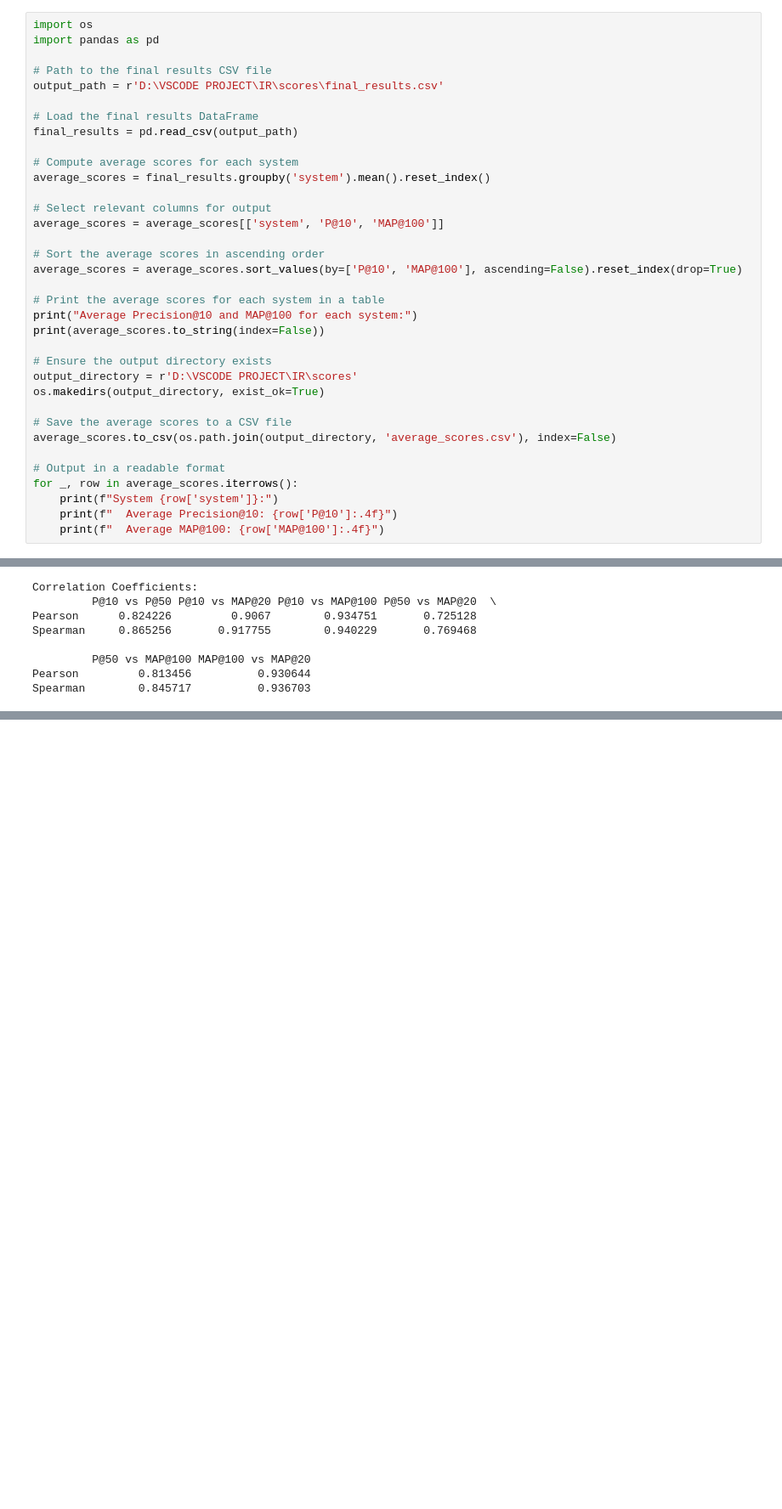
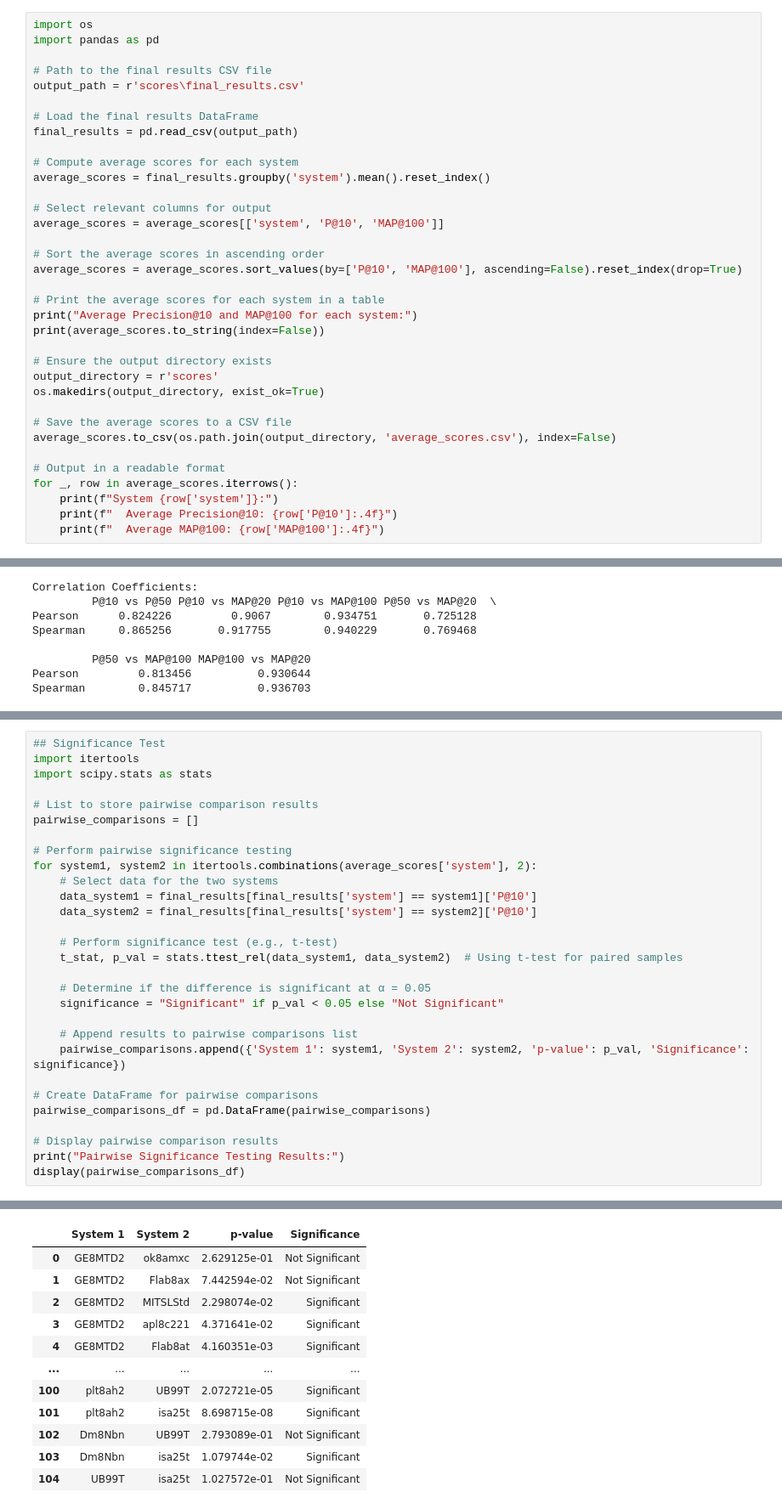
Before and after one commit to wnsyarina/IR, a Jupyter notebook: significanceTest.ipynb, the cells around one changed output, grey strips where cells are left out. Shown: that part at 85% size. Drawn from its saved outputs; the diff is of its cells as text; blank space fills up the shorter version.

```diff
--- a/significanceTest.ipynb
+++ b/significanceTest.ipynb
@@ -192,7 +192,7 @@ import os
 import pandas as pd
 
 # Path to the final results CSV file
-output_path = r'D:\VSCODE PROJECT\IR\scores\final_results.csv'
+output_path = r'scores\final_results.csv'
 
 # Load the final results DataFrame
 final_results = pd.read_csv(output_path)
@@ -211,7 +211,7 @@ print("Average Precision@10 and MAP@100 for each system:")
 print(average_scores.to_string(index=False))
 
 # Ensure the output directory exists
-output_directory = r'D:\VSCODE PROJECT\IR\scores'
+output_directory = r'scores'
 os.makedirs(output_directory, exist_ok=True)
 
 # Save the average scores to a CSV file
@@ -302,0 +301,30 @@ plt.show()
+# %%
+## Significance Test
+import itertools
+import scipy.stats as stats
+
+# List to store pairwise comparison results
+pairwise_comparisons = []
+
+# Perform pairwise significance testing
+for system1, system2 in itertools.combinations(average_scores['system'], 2):
+    # Select data for the two systems
+    data_system1 = final_results[final_results['system'] == system1]['P@10']
+    data_system2 = final_results[final_results['system'] == system2]['P@10']
+
+    # Perform significance test (e.g., t-test)
+    t_stat, p_val = stats.ttest_rel(data_system1, data_system2)  # Using t-test for paired samples
+
+    # Determine if the difference is significant at α = 0.05
+    significance = "Significant" if p_val < 0.05 else "Not Significant"
+
+    # Append results to pairwise comparisons list
+    pairwise_comparisons.append({'System 1': system1, 'System 2': system2, 'p-value': p_val, 'Significance': significance})
+
+# Create DataFrame for pairwise comparisons
+pairwise_comparisons_df = pd.DataFrame(pairwise_comparisons)
+
+# Display pairwise comparison results
+print("Pairwise Significance Testing Results:")
+display(pairwise_comparisons_df)
+# %% [output]
@@ -302,0 +332,12 @@ plt.show()
+|  | System 1 | System 2 | p-value | Significance |
+| 0 | GE8MTD2 | ok8amxc | 2.629125e-01 | Not Significant |
+| 1 | GE8MTD2 | Flab8ax | 7.442594e-02 | Not Significant |
+| 2 | GE8MTD2 | MITSLStd | 2.298074e-02 | Significant |
+| 3 | GE8MTD2 | apl8c221 | 4.371641e-02 | Significant |
+| 4 | GE8MTD2 | Flab8at | 4.160351e-03 | Significant |
+| ... | ... | ... | ... | ... |
+| 100 | plt8ah2 | UB99T | 2.072721e-05 | Significant |
+| 101 | plt8ah2 | isa25t | 8.698715e-08 | Significant |
+| 102 | Dm8Nbn | UB99T | 2.793089e-01 | Not Significant |
+| 103 | Dm8Nbn | isa25t | 1.079744e-02 | Significant |
+| 104 | UB99T | isa25t | 1.027572e-01 | Not Significant |
```
Also changed, not shown: parts of 8 cells of this notebook, 1 other file.
